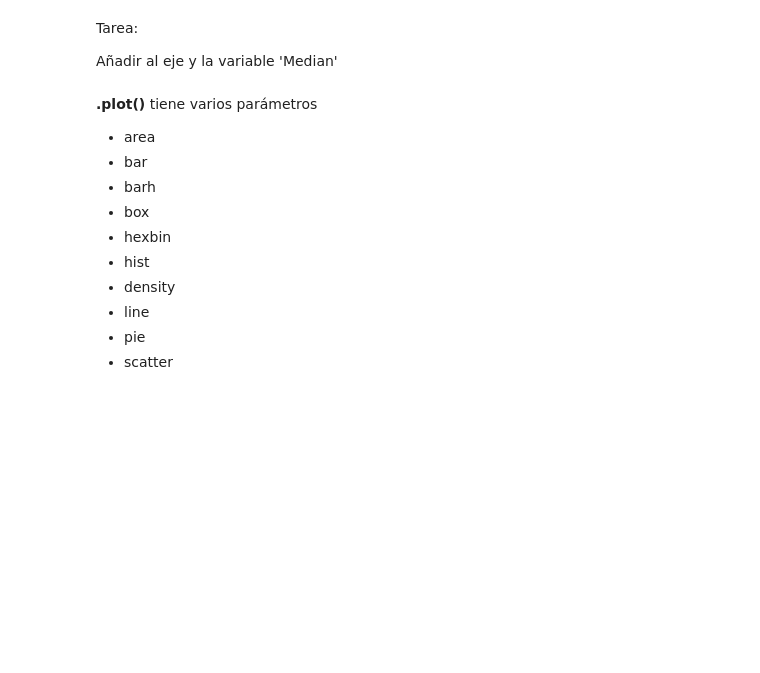
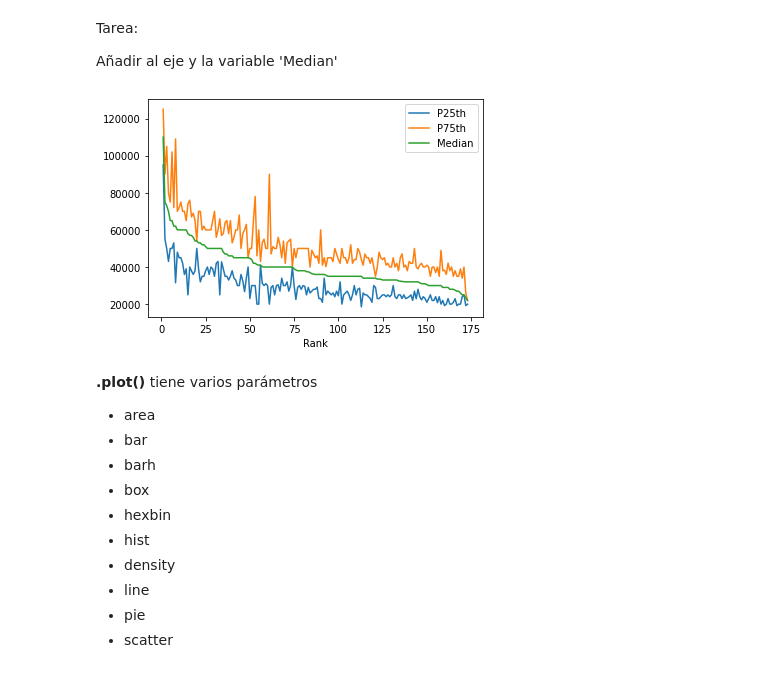
Before and after one commit to katymq/Python_universitario, a Jupyter notebook: Taller_Python.ipynb, the cells around one changed output. Cells and saved outputs as stored; diff of their text form; code cells hidden in the pictures; blank space fills up the shorter version.

```diff
--- a/Taller_Python.ipynb
+++ b/Taller_Python.ipynb
@@ -55,3 +110,11 @@ Añadir al eje y la variable 'Median'
+# %%
+## Código aquí
+
+
+df.plot(x="Rank", y=["P25th", "P75th", 'Median'])
+plt.show()
+# %% [output]
+[figure, added]
 # %% [markdown]
 **.plot()** tiene varios parámetros
 
```
Also changed, not shown: parts of 24 cells of this notebook.
